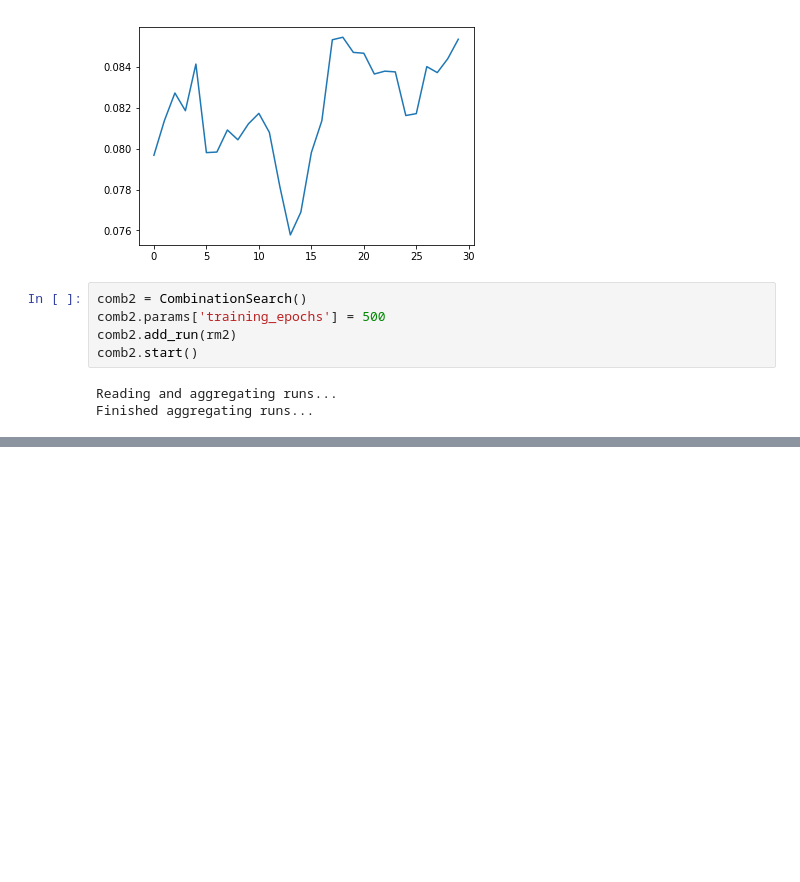
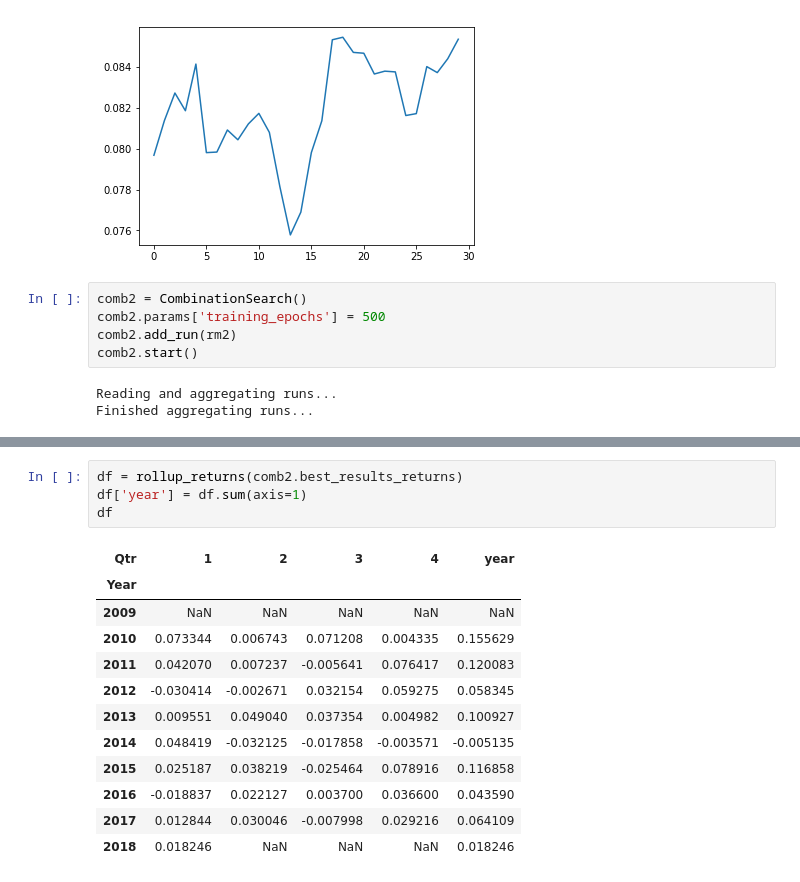
Before and after one commit to ryanoley/ram, a Jupyter notebook: examples/StatArb analysis.ipynb, the cells around one changed output, grey strips where cells are left out. Drawn from its saved outputs; the diff is of its cells as text; blank space fills up the shorter version.

```diff
--- a/examples/StatArb analysis.ipynb
+++ b/examples/StatArb analysis.ipynb
@@ -124,0 +135,17 @@ plt.show()
+# %%
+df = rollup_returns(comb2.best_results_returns)
+df['year'] = df.sum(axis=1)
+df
+# %% [output]
+| Qtr | 1 | 2 | 3 | 4 | year |
+| Year |  |  |  |  |  |
+| 2009 | NaN | NaN | NaN | NaN | NaN |
+| 2010 | 0.073344 | 0.006743 | 0.071208 | 0.004335 | 0.155629 |
+| 2011 | 0.042070 | 0.007237 | -0.005641 | 0.076417 | 0.120083 |
+| 2012 | -0.030414 | -0.002671 | 0.032154 | 0.059275 | 0.058345 |
+| 2013 | 0.009551 | 0.049040 | 0.037354 | 0.004982 | 0.100927 |
+| 2014 | 0.048419 | -0.032125 | -0.017858 | -0.003571 | -0.005135 |
+| 2015 | 0.025187 | 0.038219 | -0.025464 | 0.078916 | 0.116858 |
+| 2016 | -0.018837 | 0.022127 | 0.003700 | 0.036600 | 0.043590 |
+| 2017 | 0.012844 | 0.030046 | -0.007998 | 0.029216 | 0.064109 |
+| 2018 | 0.018246 | NaN | NaN | NaN | 0.018246 |
```
Also changed, not shown: parts of 3 cells of this notebook, 2 other files.
